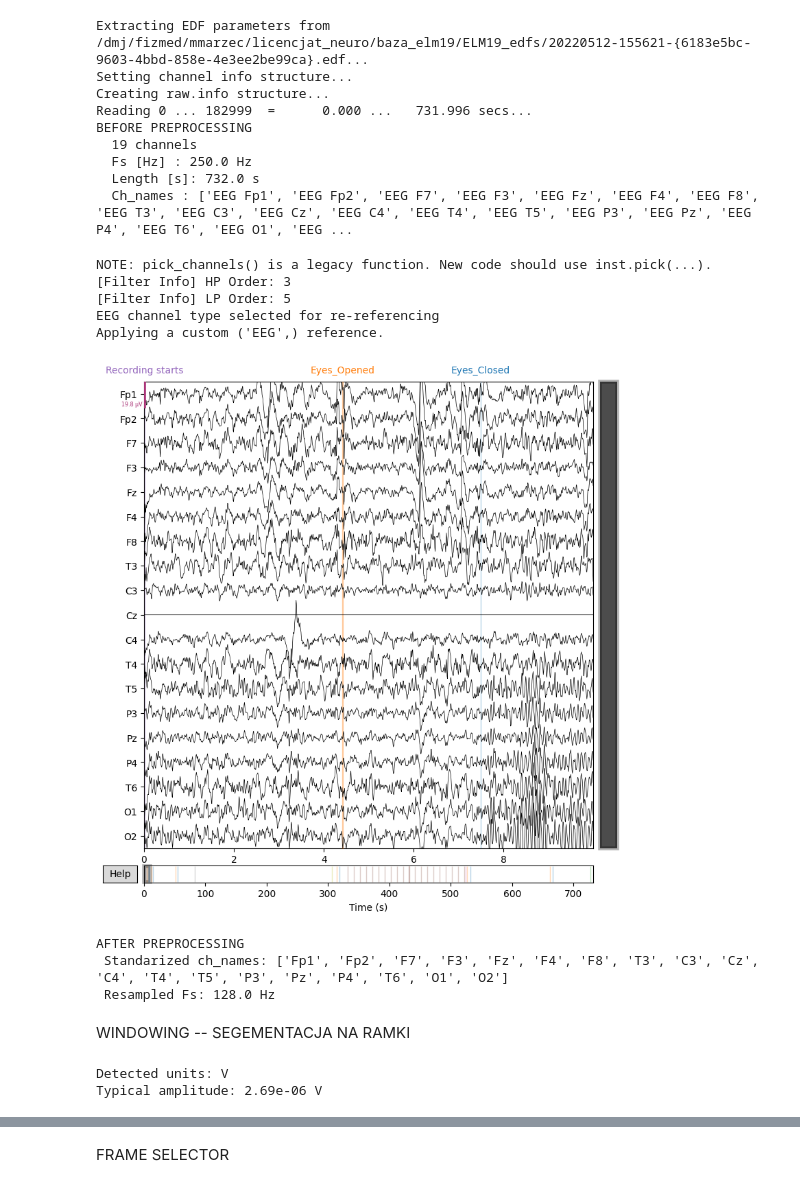
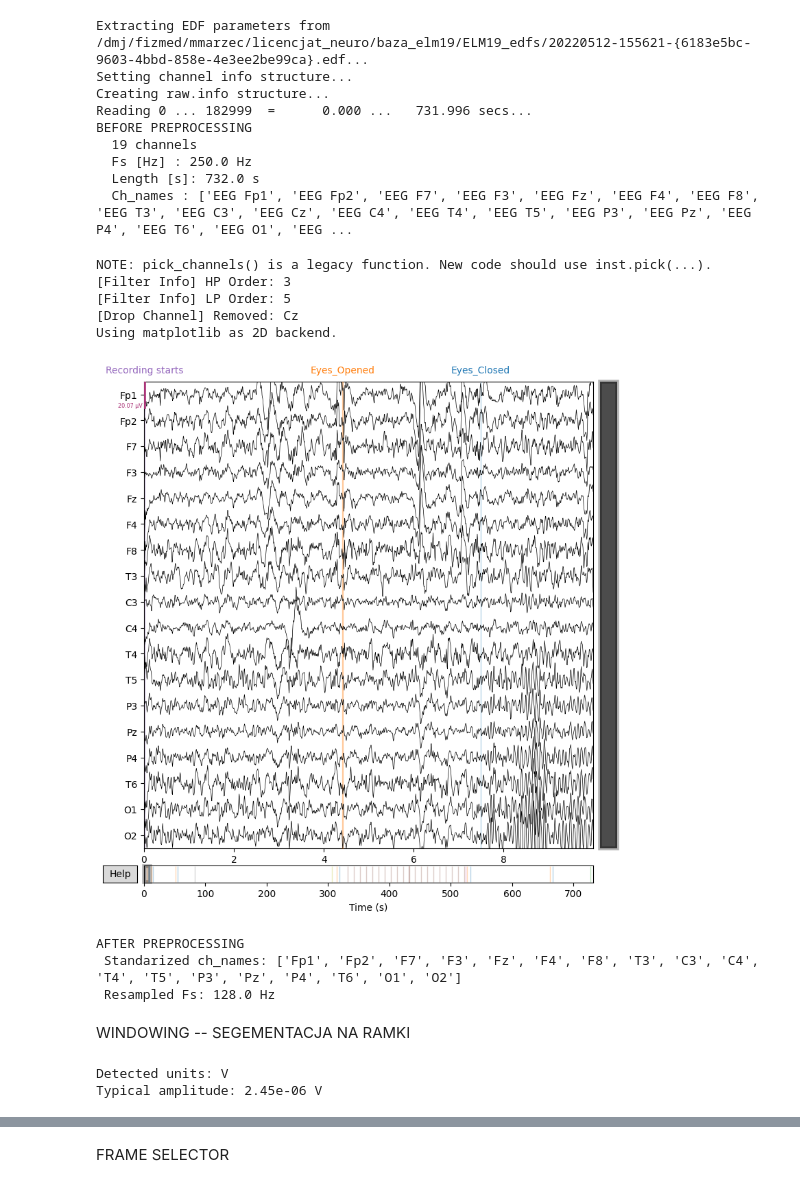
Before and after one commit to majamarzec/deep_connectivity, a Jupyter notebook: notebooks/01_preprocessing_demo.ipynb, the cells around one changed output, grey strips where cells are left out. Drawn from its saved outputs; the diff is of its cells as text; code cells hidden in the pictures.

Commit message:
add drop chosen channel for montage

```diff
--- a/notebooks/01_preprocessing_demo.ipynb
+++ b/notebooks/01_preprocessing_demo.ipynb
@@ -76,27 +80,28 @@ BEFORE PREPROCESSING
   Ch_names : ['EEG Fp1', 'EEG Fp2', 'EEG F7', 'EEG F3', 'EEG Fz', 'EEG F4', 'EEG F8', 'EEG T3', 'EEG C3', 'EEG Cz', 'EEG C4', 'EEG T4', 'EEG T5', 'EEG P3', 'EEG Pz', 'EEG P4', 'EEG T6', 'EEG O1', 'EEG ...
 # %%
 raw_preprocessed = preprocessor.preprocess(
-    ref_channels=CHOICE_OF_REFERENCE,           # Referencja: average, 'Cz', 'Fz' lub lista kanałów
+    ref_channels=CZ_MONTAGE,                    # Referencja: average, 'Cz', 'Fz' lub lista kanałów
+    ch_to_drop = CZ_CH_TO_REMOVE,
     sfreq=DEFAULT_SFREQ,                        # Resample do 128 Hz
     notch_freq= DEFAULT_NOTCH_FREQ,             # Notch filter: 50 Hz (Europa) lub 60 Hz (USA)
     hp_cutoff= DEFAULT_HP_CUTOFF,               # High-pass: 0.5 Hz (usuwa dryft)
     lp_cutoff= DEFAULT_LP_CUTOFF,               # Low-pass: 45 Hz
     plot=True,                                  # Ustaw True aby zobaczyć sygnał
     percentile=DEFAULT_PERCENTILE               # Percentyl dla skalowania wykresu
 )
 
 print("AFTER PREPROCESSING")
 print(f" Standarized ch_names: {raw_preprocessed.ch_names}")
 print(f" Resampled Fs: {raw_preprocessed.info['sfreq']} Hz")
 # %% [output]
 NOTE: pick_channels() is a legacy function. New code should use inst.pick(...).
 [Filter Info] HP Order: 3
 [Filter Info] LP Order: 5
-EEG channel type selected for re-referencing
-Applying a custom ('EEG',) reference.
+[Drop Channel] Removed: Cz
+Using matplotlib as 2D backend.
-[figure, old version]
+[figure, new version]
 AFTER PREPROCESSING
- Standarized ch_names: ['Fp1', 'Fp2', 'F7', 'F3', 'Fz', 'F4', 'F8', 'T3', 'C3', 'Cz', 'C4', 'T4', 'T5', 'P3', 'Pz', 'P4', 'T6', 'O1', 'O2']
+ Standarized ch_names: ['Fp1', 'Fp2', 'F7', 'F3', 'Fz', 'F4', 'F8', 'T3', 'C3', 'C4', 'T4', 'T5', 'P3', 'Pz', 'P4', 'T6', 'O1', 'O2']
  Resampled Fs: 128.0 Hz
 # %% [markdown]
 WINDOWING -- SEGEMENTACJA NA RAMKI
@@ -104,7 +109,7 @@ WINDOWING -- SEGEMENTACJA NA RAMKI
 windower = EEGWindower(raw_preprocessed)
 # %% [output]
 Detected units: V
-Typical amplitude: 2.69e-06 V
+Typical amplitude: 2.45e-06 V
 # %%
 clean_frames, info = windower.process_fixed_frames(
     frame_duration= CHOICE_OF_FRAME_LEN,  # n-sekundowe ramki
```
Also changed, not shown: parts of 8 cells of this notebook, 3 other files.
